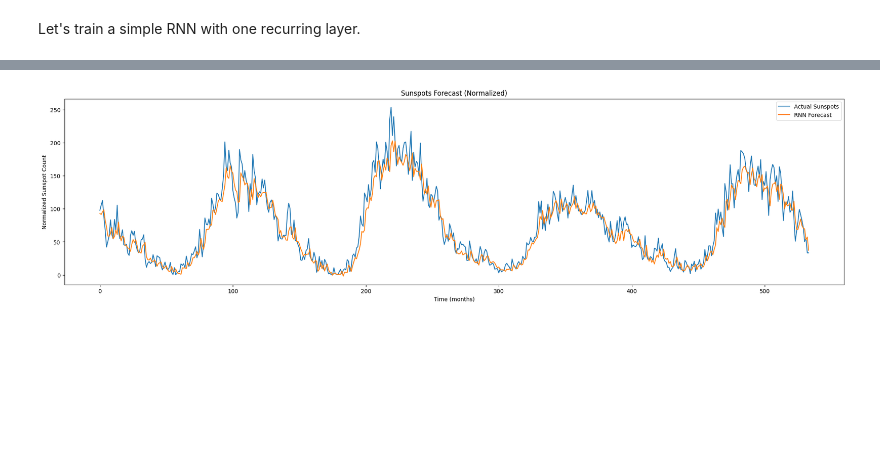
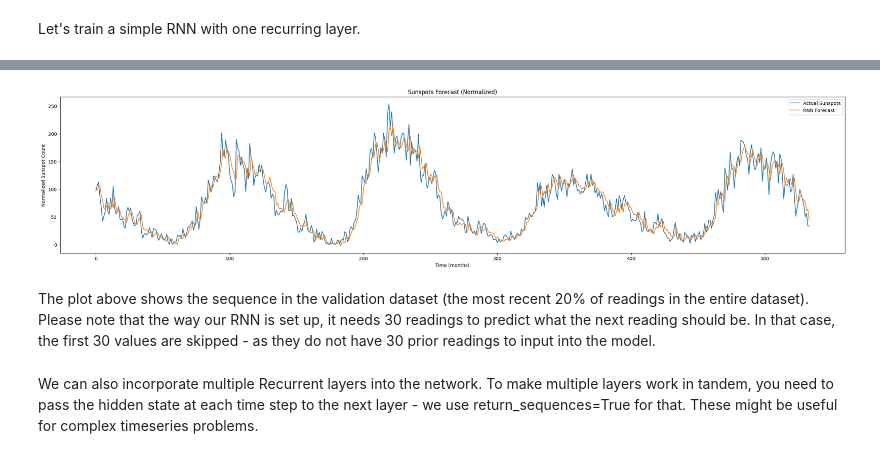
Before and after one commit to rhamzaali/CPSC393-MachineLearning, a Jupyter notebook: code/09_RecurrentNeuralNetworks.ipynb, the cells around one changed output, grey strips where cells are left out. Drawn from its saved outputs; the diff is of its cells as text; code cells hidden in the pictures; blank space fills up the shorter version.

```diff
--- a/code/09_RecurrentNeuralNetworks.ipynb
+++ b/code/09_RecurrentNeuralNetworks.ipynb
@@ -115,8 +115,7 @@ valid_ds = keras.utils.timeseries_dataset_from_array(
 Let's train a simple RNN with one recurring layer.
 # %%
 simple_model = keras.Sequential([
-    keras.layers.SimpleRNN(40,input_shape=[window_size,1],return_sequences=), # recurrent layer with 40 cells
-    keras.layers.SimpleRNN(40,input_shape=[window_size,1]),
+    keras.layers.SimpleRNN(40,input_shape=[window_size,1]), # recurrent layer with 40 cells
     keras.layers.Dense(1) # output layer - predicting 1 value
 ])
 # %%
@@ -147,11 +146,11 @@ Epoch 20/20
 # %%
 pred = simple_model.predict(valid_ds).flatten().reshape(-1, 1) # note that predictions are scaled!
-pred_rescaled = scaler.inverse_transform(pred)
+pred_rescaled = scaler.inverse_transform(pred) # scale predictions back to original range
 
-valid_rescaled = scaler.inverse_transform(X_valid[window_size:]).reshape(-1, 1)
+valid_rescaled = scaler.inverse_transform(X_valid[window_size:]).reshape(-1, 1) # actual readings also scaled to original range
 
-# Plot actual vs predicted sunspot values
-plt.figure(figsize=(25, 6))
+# plot actual vs predicted sunspot values
+plt.figure(figsize=(30, 6))
 plt.plot(valid_rescaled, label="Actual Sunspots")
 plt.plot(pred_rescaled, label="RNN Forecast")
 plt.title("Sunspots Forecast (Normalized)")
@@ -164 +163,5 @@ plt.show()
-[figure, old version]
+[figure, new version]
+# %% [markdown]
+The plot above shows the sequence in the validation dataset (the most recent 20% of readings in the entire dataset). Please note that the way our RNN is set up, it needs 30 readings to predict what the next reading should be. In that case, the first 30 values are skipped - as they do not have 30 prior readings to input into the model.
+# %% [markdown]
+We can also incorporate multiple Recurrent layers into the network. To make multiple layers work in tandem, you need to pass the hidden state at each time step to the next layer - we use return_sequences=True for that. These might be useful for complex timeseries problems.
```
Also changed, not shown: parts of 7 cells of this notebook.
